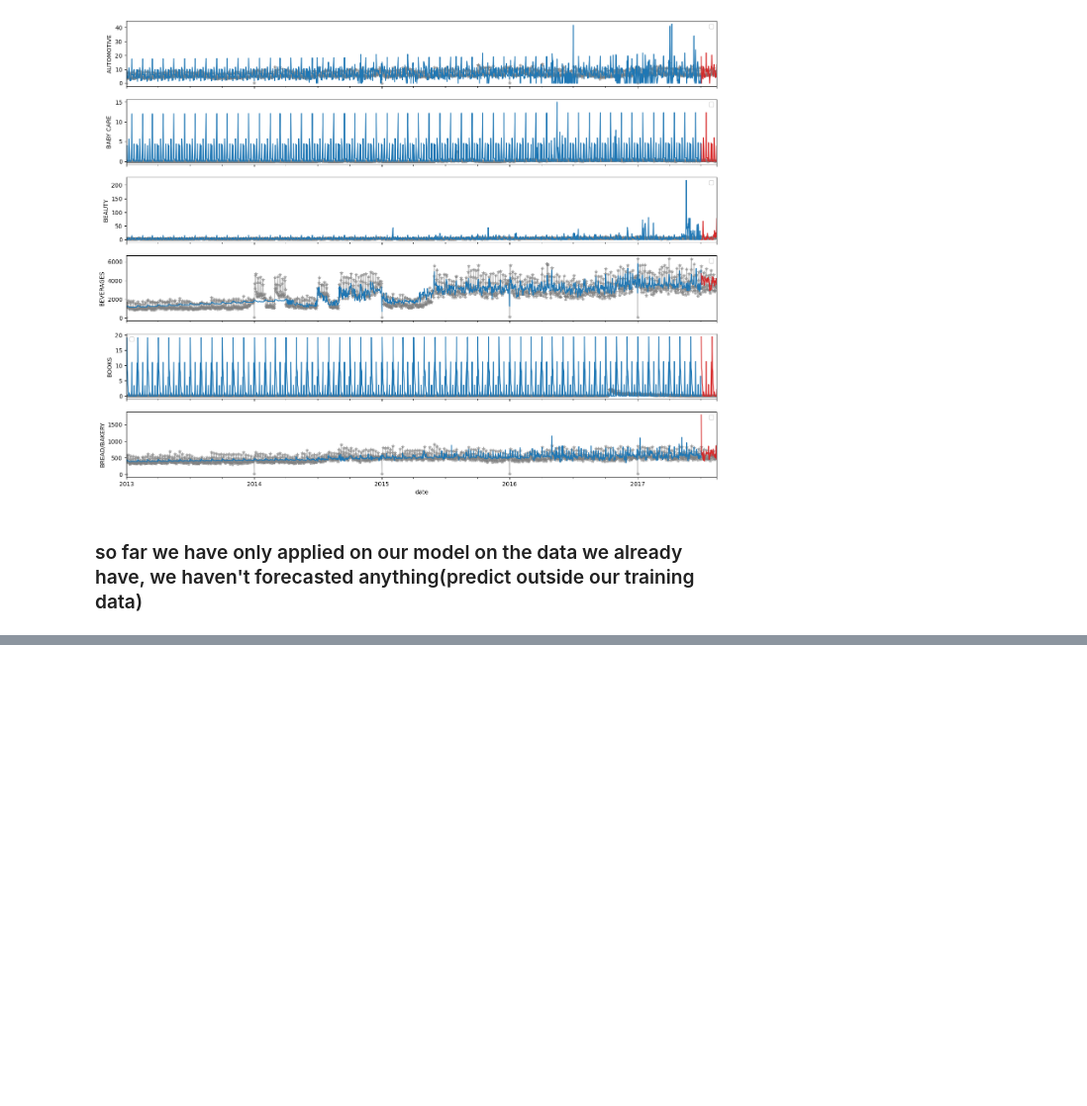
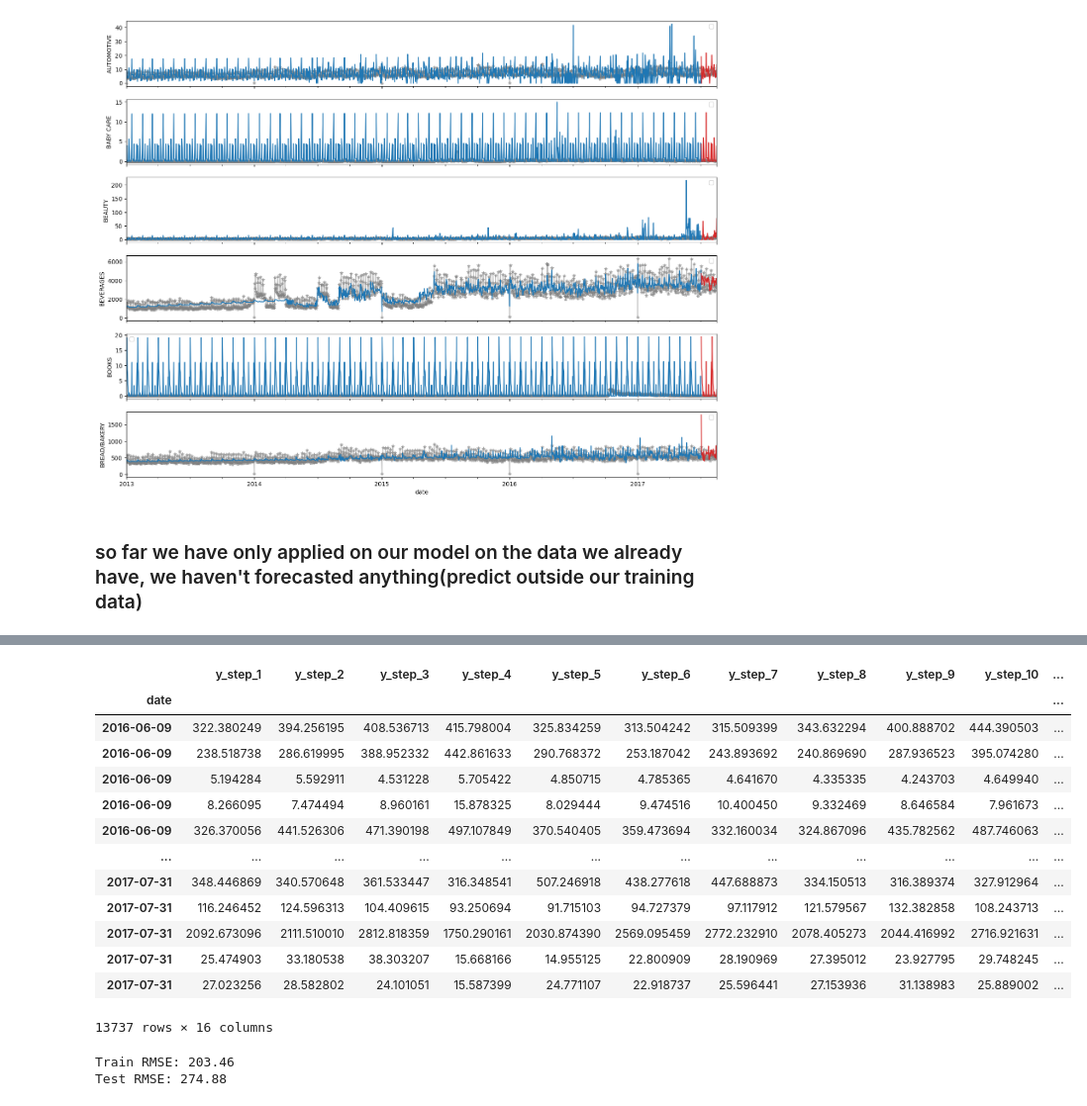
Before and after one commit to InspectorGoole/Sales-Demand-Forecast, a Jupyter notebook: sales_fore.ipynb, the cells around one changed output, grey strips where cells are left out. Shown at 99% size. Saved outputs shown, nothing was run; the diff lists cells and outputs as text; code cells hidden in the pictures; blank space fills up the shorter version.

```diff
--- a/sales_fore.ipynb
+++ b/sales_fore.ipynb
@@ -677,0 +759,34 @@ for ax, family in zip(axs, families):
+# %%
+X_train, X_test, y_train, y_test = train_test_split(X, y, test_size=0.25, shuffle=False)
+
+model = RegressorChain(XGBRegressor())
+model.fit(X_train, y_train)
+
+y_fit = pd.DataFrame(model.predict(X_train), index=X_train.index, columns=y.columns)
+y_pred = pd.DataFrame(model.predict(X_test), index=X_test.index, columns=y.columns)
+# %%
+y_pred
+# %% [output]
+|  | y_step_1 | y_step_2 | y_step_3 | y_step_4 | y_step_5 | y_step_6 | y_step_7 | y_step_8 | y_step_9 | y_step_10 | ... |
+| date |  |  |  |  |  |  |  |  |  |  | ... |
+| 2016-06-09 | 322.380249 | 394.256195 | 408.536713 | 415.798004 | 325.834259 | 313.504242 | 315.509399 | 343.632294 | 400.888702 | 444.390503 | ... |
+| 2016-06-09 | 238.518738 | 286.619995 | 388.952332 | 442.861633 | 290.768372 | 253.187042 | 243.893692 | 240.869690 | 287.936523 | 395.074280 | ... |
+| 2016-06-09 | 5.194284 | 5.592911 | 4.531228 | 5.705422 | 4.850715 | 4.785365 | 4.641670 | 4.335335 | 4.243703 | 4.649940 | ... |
+| 2016-06-09 | 8.266095 | 7.474494 | 8.960161 | 15.878325 | 8.029444 | 9.474516 | 10.400450 | 9.332469 | 8.646584 | 7.961673 | ... |
+| 2016-06-09 | 326.370056 | 441.526306 | 471.390198 | 497.107849 | 370.540405 | 359.473694 | 332.160034 | 324.867096 | 435.782562 | 487.746063 | ... |
+| ... | ... | ... | ... | ... | ... | ... | ... | ... | ... | ... | ... |
+| 2017-07-31 | 348.446869 | 340.570648 | 361.533447 | 316.348541 | 507.246918 | 438.277618 | 447.688873 | 334.150513 | 316.389374 | 327.912964 | ... |
+| 2017-07-31 | 116.246452 | 124.596313 | 104.409615 | 93.250694 | 91.715103 | 94.727379 | 97.117912 | 121.579567 | 132.382858 | 108.243713 | ... |
+| 2017-07-31 | 2092.673096 | 2111.510010 | 2812.818359 | 1750.290161 | 2030.874390 | 2569.095459 | 2772.232910 | 2078.405273 | 2044.416992 | 2716.921631 | ... |
+| 2017-07-31 | 25.474903 | 33.180538 | 38.303207 | 15.668166 | 14.955125 | 22.800909 | 28.190969 | 27.395012 | 23.927795 | 29.748245 | ... |
+| 2017-07-31 | 27.023256 | 28.582802 | 24.101051 | 15.587399 | 24.771107 | 22.918737 | 25.596441 | 27.153936 | 31.138983 | 25.889002 | ... |
+13737 rows × 16 columns
+# %%
+train_rmse = mean_squared_error(y_train, y_fit)
+test_rmse = mean_squared_error(y_test, y_pred)
+train_rmse = np.sqrt(train_rmse)
+test_rmse = np.sqrt(test_rmse)
+print((f"Train RMSE: {train_rmse:.2f}\n" f"Test RMSE: {test_rmse:.2f}"))
+# %% [output]
+Train RMSE: 203.46
+Test RMSE: 274.88
```
Also changed, not shown: parts of 8 cells of this notebook.
